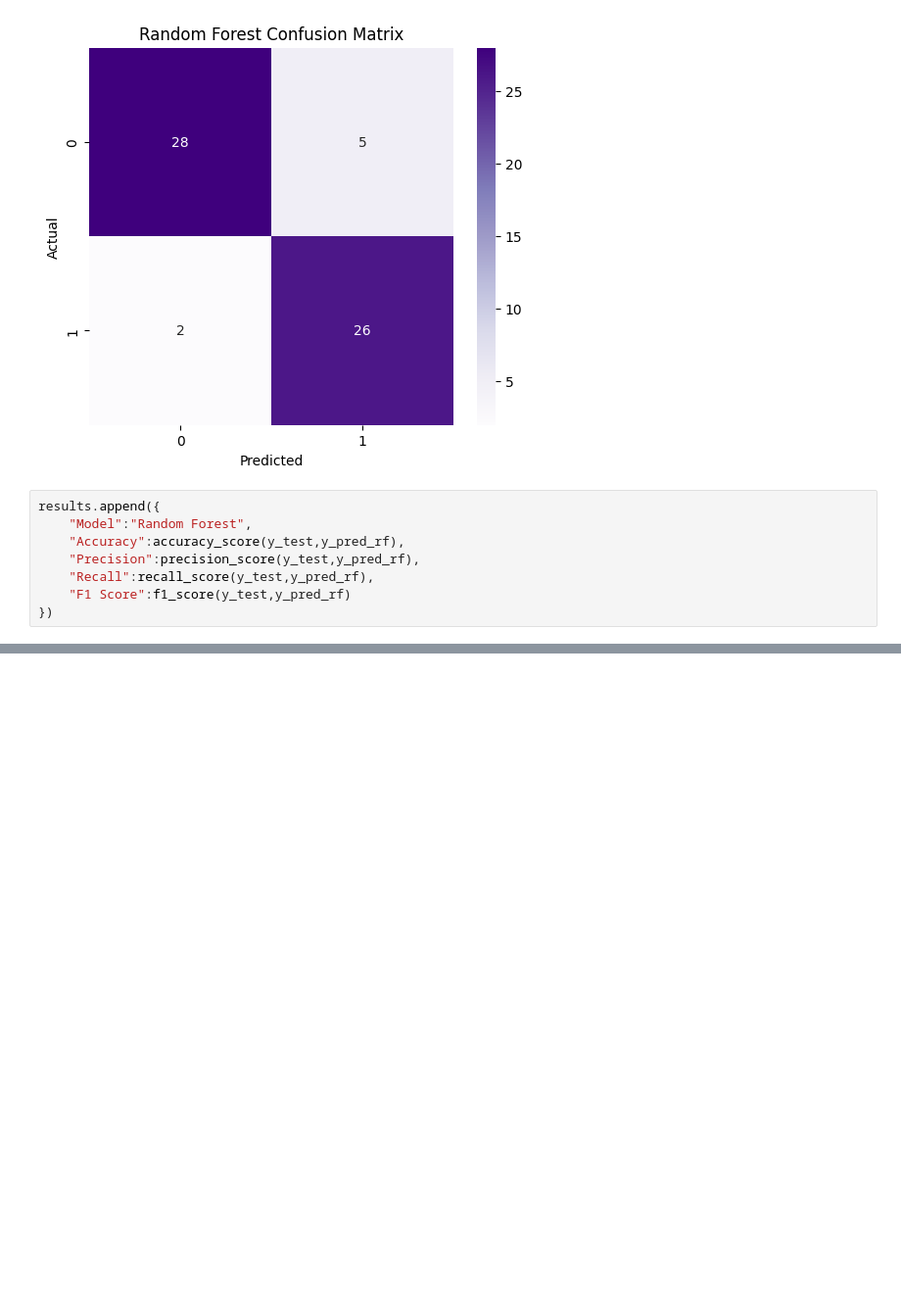
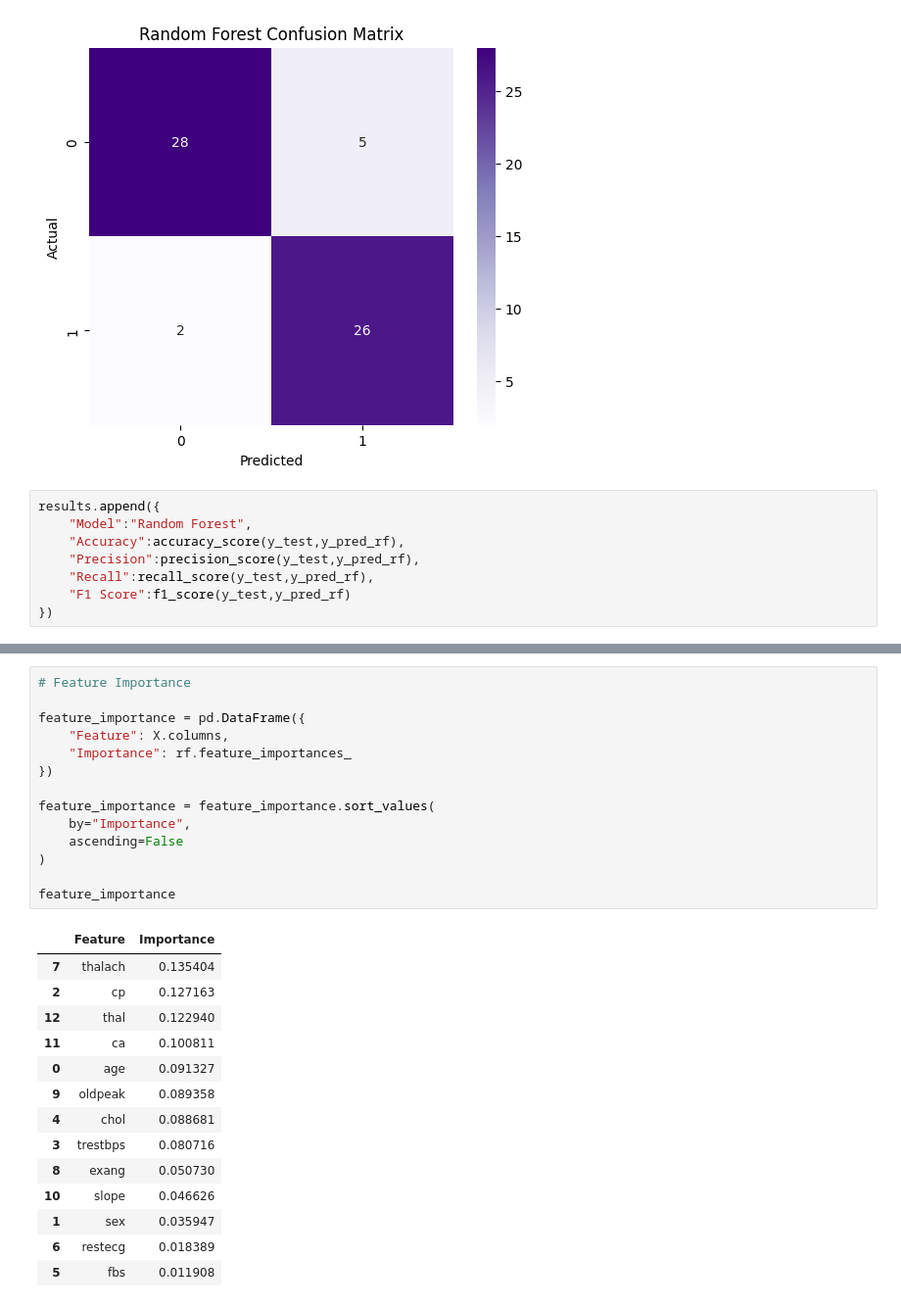
Before and after one commit to Saadiqpr/codealpha_tasks, a Jupyter notebook: Disease_Prediction/Disease_Prediction.ipynb, the cells around one changed output, grey strips where cells are left out. Shown at 98% size. Drawn from its saved outputs; the diff is of its cells as text; blank space fills up the shorter version.

```diff
--- a/Disease_Prediction/Disease_Prediction.ipynb
+++ b/Disease_Prediction/Disease_Prediction.ipynb
@@ -807,0 +872,29 @@ results.append({
+# %%
+# Feature Importance
+
+feature_importance = pd.DataFrame({
+    "Feature": X.columns,
+    "Importance": rf.feature_importances_
+})
+
+feature_importance = feature_importance.sort_values(
+    by="Importance",
+    ascending=False
+)
+
+feature_importance
+# %% [output]
+|  | Feature | Importance |
+| 7 | thalach | 0.135404 |
+| 2 | cp | 0.127163 |
+| 12 | thal | 0.122940 |
+| 11 | ca | 0.100811 |
+| 0 | age | 0.091327 |
+| 9 | oldpeak | 0.089358 |
+| 4 | chol | 0.088681 |
+| 3 | trestbps | 0.080716 |
+| 8 | exang | 0.050730 |
+| 10 | slope | 0.046626 |
+| 1 | sex | 0.035947 |
+| 6 | restecg | 0.018389 |
+| 5 | fbs | 0.011908 |
```
Also changed, not shown: parts of 14 cells of this notebook, 1 other file.
